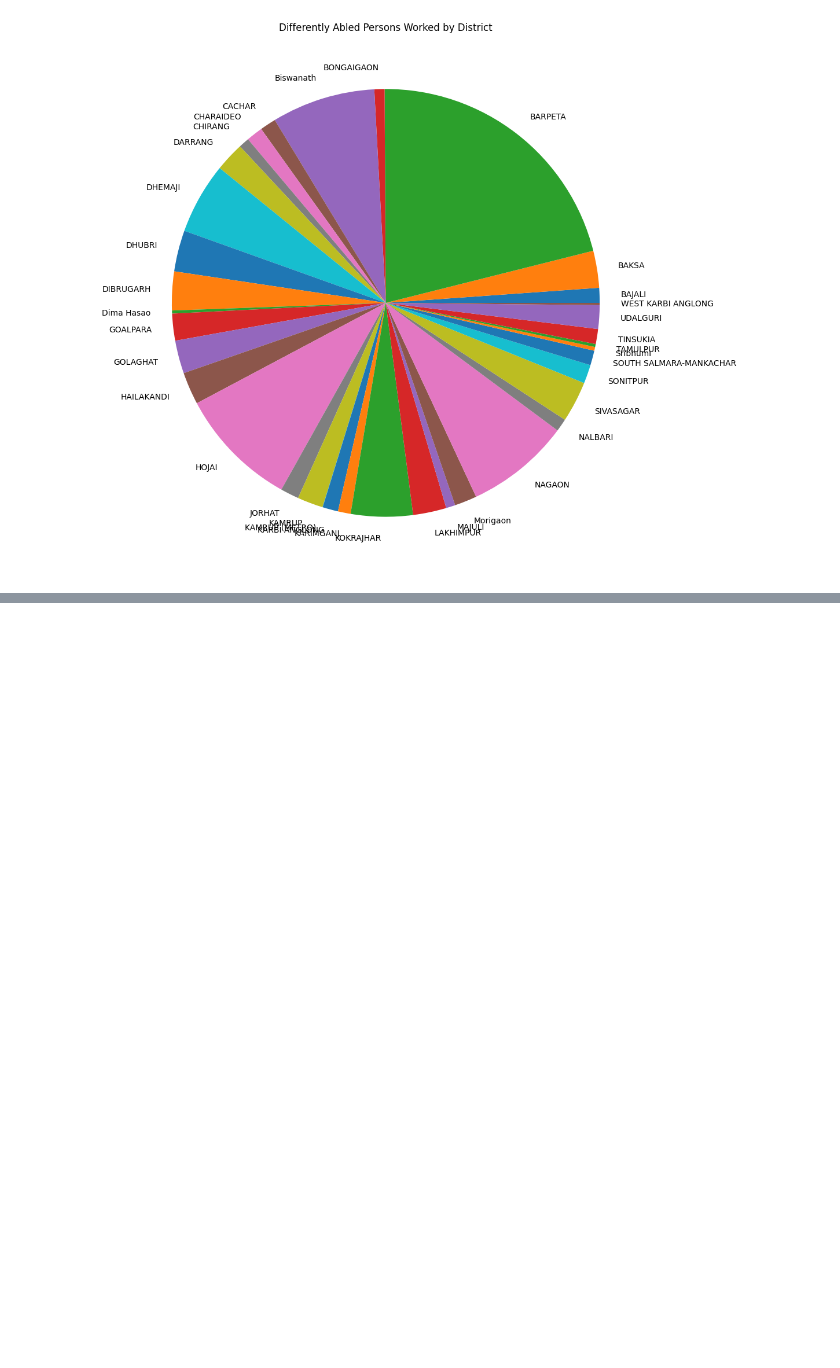
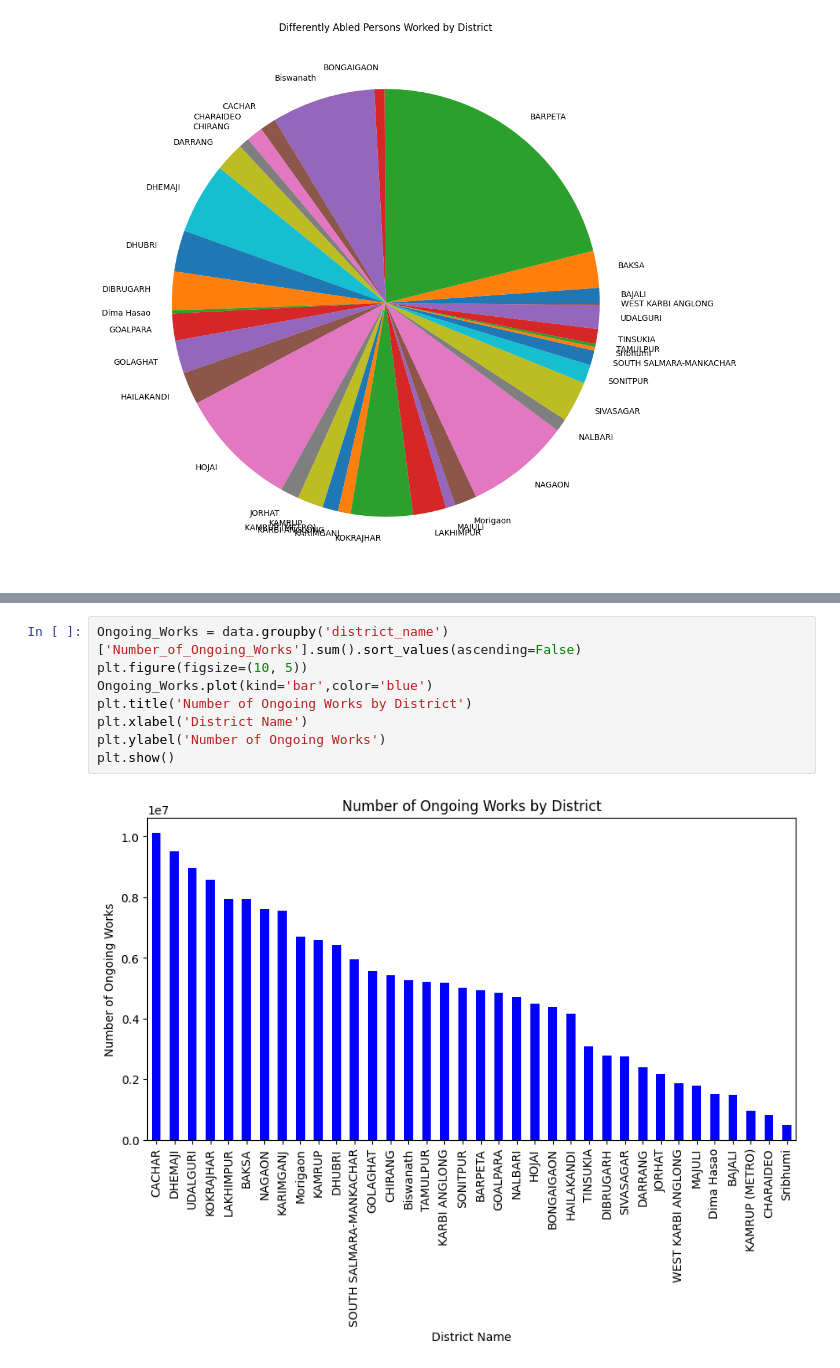
Before and after one commit to iamabirakash/INT-375, a Jupyter notebook: AssamEmployment.ipynb, the cells around one changed output, grey strips where cells are left out. Saved outputs shown, nothing was run; the diff lists cells and outputs as text; blank space fills up the shorter version.

Commit message:
Added Number of Ongoing Works by District'

```diff
--- a/AssamEmployment.ipynb
+++ b/AssamEmployment.ipynb
@@ -170,0 +146,10 @@ AttributeError: 'Series' object has no attribute 'bar'
+# %%
+Ongoing_Works = data.groupby('district_name')['Number_of_Ongoing_Works'].sum().sort_values(ascending=False)
+plt.figure(figsize=(10, 5))
+Ongoing_Works.plot(kind='bar',color='blue')
+plt.title('Number of Ongoing Works by District')
+plt.xlabel('District Name')
+plt.ylabel('Number of Ongoing Works')
+plt.show()
+# %% [output]
+[figure, added]
```
Also changed, not shown: parts of 5 cells of this notebook.
